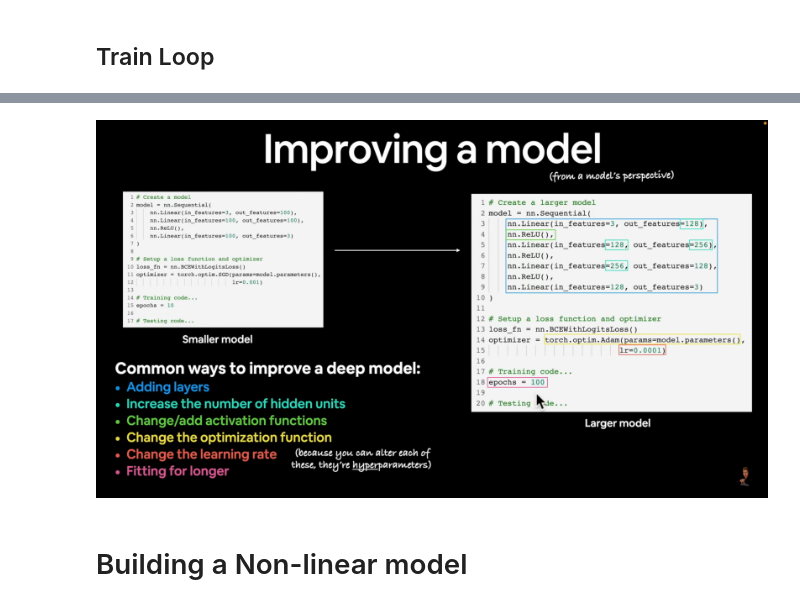
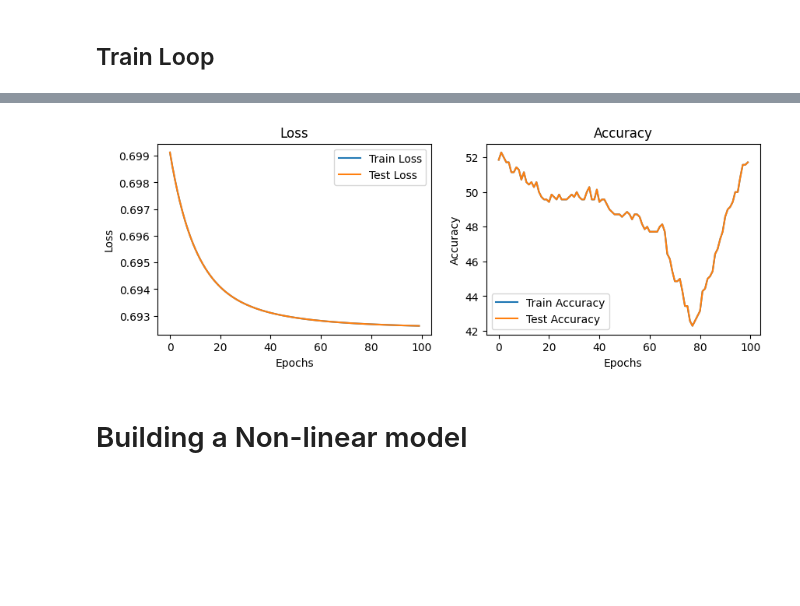
Before and after one commit to YashChaudhary16/PyTorch, a Jupyter notebook: 02_Neural_Network_Classification.ipynb, the cells around one changed output, grey strips where cells are left out. Drawn from its saved outputs; the diff is of its cells as text; code cells hidden in the pictures; blank space fills up the shorter version.

```diff
--- a/02_Neural_Network_Classification.ipynb
+++ b/02_Neural_Network_Classification.ipynb
@@ -162,6 +186,9 @@ def accuracy_fn(y_true, y_pred):
 ## Train Loop
 # %%
 torch.manual_seed(42)
+
+train_accuracy_l, test_accuracy_l = [], []
+train_loss_l, test_loss_l = [], []
 
 # Set epochs
 epochs = 100
@@ -181,6 +208,9 @@ for epoch in range(epochs):
   # 2. Calculate loss
   loss_train = loss(y_logits, y_train) # Since we're using BCEWithLogitLoss; it expects raw logits as input, whereas BCELoss expects prediction probabilities
   acc_train = accuracy_fn(y_true=y_train, y_pred=y_pred)
+
+  train_accuracy_l.append(acc_train)
+  train_loss_l.append(loss_train.detach().numpy())
 
   # 3. Optimizer zero grad
   optimizer.zero_grad()
@@ -202,5 +232,5 @@ for epoch in range(epochs):
     loss_test = loss(test_logits, y_test)
     acc_test = accuracy_fn(y_true=y_test, y_pred=test_pred)
 
-  if epoch % 10 == 0:
-    print(f"Epoch: {epoch} | Loss: {loss_train:.5f}, Acc: {acc_train:.2f}% | Test Loss: {loss_test:.2f}%")
+    test_loss_l.append(loss_train.detach().numpy())
+    test_accuracy_l.append(acc_test)
@@ -218,5 +237,7 @@ Epoch: 90 | Loss: 0.69107, Acc: 59.00% | Test Loss: 0.70%
-# %% [markdown]
-![image.png](embedded-picture-1)
+# %%
+model_history(epochs=epochs, train_loss=train_loss_l, test_loss=test_loss_l, train_accuracy=train_accuracy_l, test_accuracy=train_accuracy_l)
+# %% [output]
+[figure, added]
 # %% [markdown]
 # Building a Non-linear model
 # %%
```
Also changed, not shown: parts of 14 cells of this notebook.
